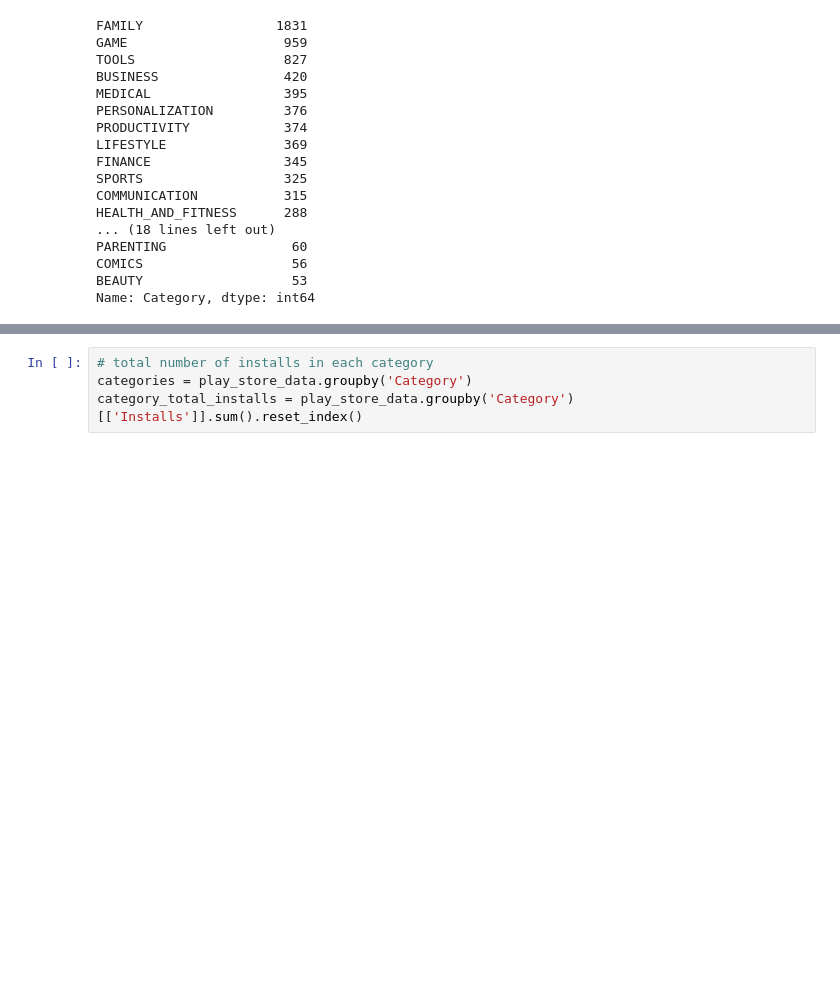
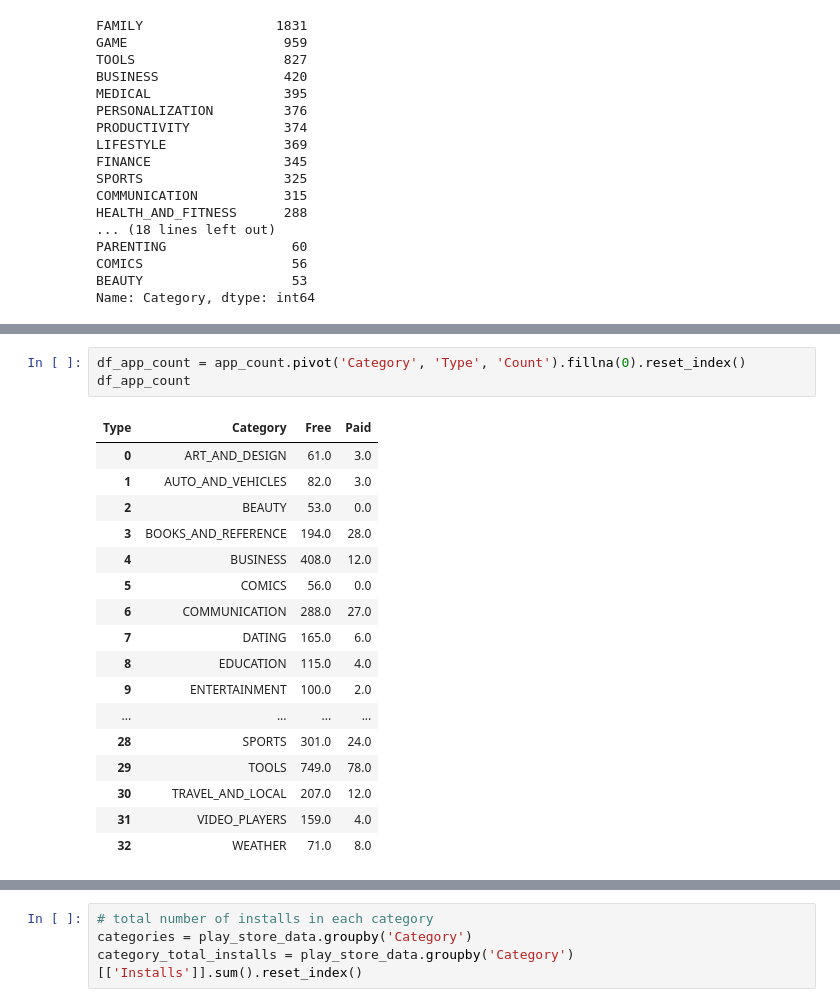
Before and after one commit to MijulSaxena/EDA-project-on-Gooogle-playstore., a Jupyter notebook: Play_Store_App_Review_Analysis_Capstone_Project_by_Mijul_Saxena.ipynb, the cells around one changed output, grey strips where cells are left out. Saved outputs shown, nothing was run; the diff lists cells and outputs as text; blank space fills up the shorter version.

```diff
--- a/Play_Store_App_Review_Analysis_Capstone_Project_by_Mijul_Saxena.ipynb
+++ b/Play_Store_App_Review_Analysis_Capstone_Project_by_Mijul_Saxena.ipynb
@@ -318,0 +337,21 @@ Name: Category, dtype: int64
+# %%
+df_app_count = app_count.pivot('Category', 'Type', 'Count').fillna(0).reset_index()
+df_app_count
+# %% [output]
+| Type | Category | Free | Paid |
+| 0 | ART_AND_DESIGN | 61.0 | 3.0 |
+| 1 | AUTO_AND_VEHICLES | 82.0 | 3.0 |
+| 2 | BEAUTY | 53.0 | 0.0 |
+| 3 | BOOKS_AND_REFERENCE | 194.0 | 28.0 |
+| 4 | BUSINESS | 408.0 | 12.0 |
+| 5 | COMICS | 56.0 | 0.0 |
+| 6 | COMMUNICATION | 288.0 | 27.0 |
+| 7 | DATING | 165.0 | 6.0 |
+| 8 | EDUCATION | 115.0 | 4.0 |
+| 9 | ENTERTAINMENT | 100.0 | 2.0 |
+| ... | ... | ... | ... |
+| 28 | SPORTS | 301.0 | 24.0 |
+| 29 | TOOLS | 749.0 | 78.0 |
+| 30 | TRAVEL_AND_LOCAL | 207.0 | 12.0 |
+| 31 | VIDEO_PLAYERS | 159.0 | 4.0 |
+| 32 | WEATHER | 71.0 | 8.0 |
```
Also changed, not shown: parts of 6 cells of this notebook.
